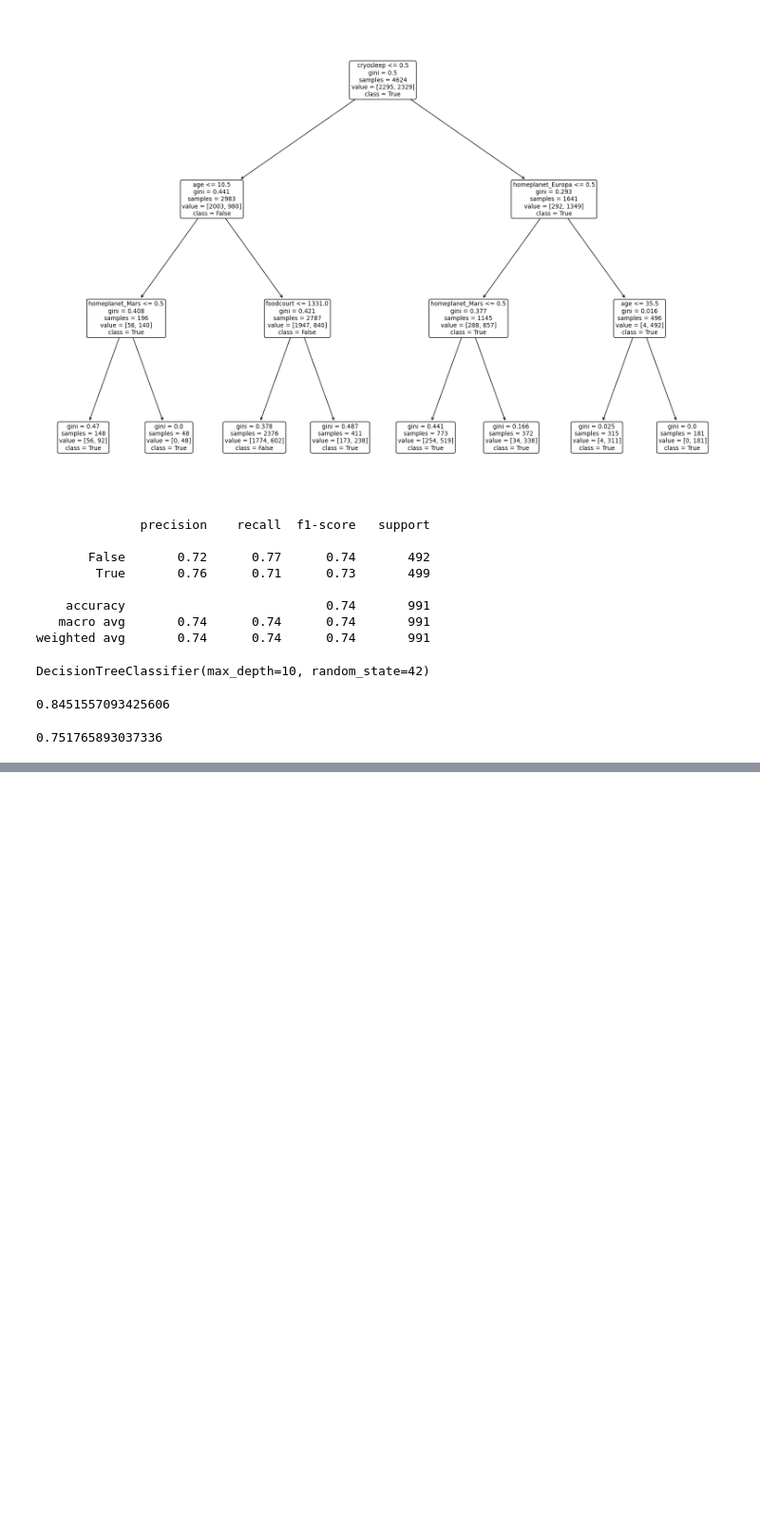
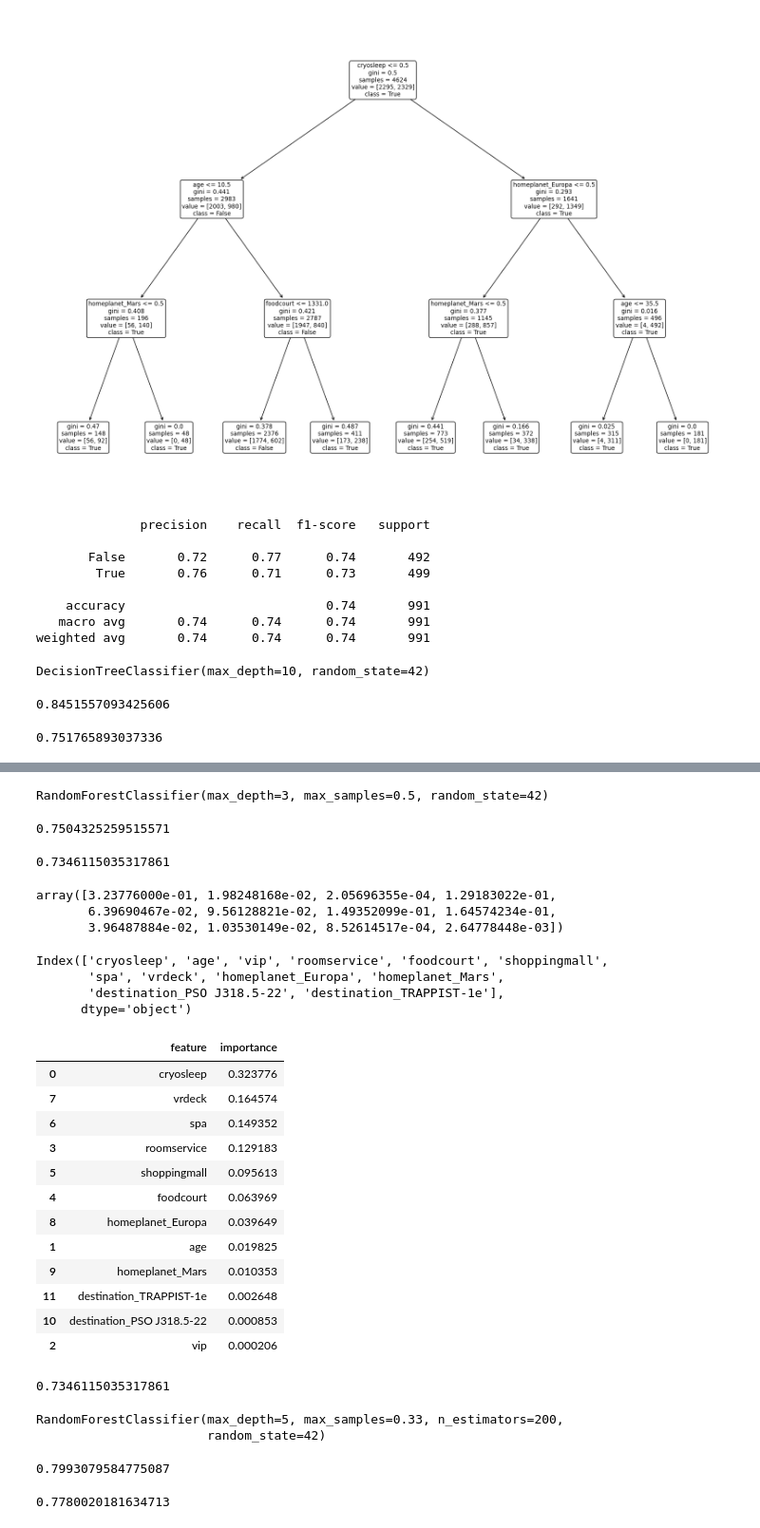
Before and after one commit to ihcrane/classification, a Jupyter notebook: decision-tree-lesson.ipynb, the cells around one changed output, grey strips where cells are left out. Shown: that part at 95% size. Cells and saved outputs as stored; diff of their text form; code cells hidden in the pictures; blank space fills up the shorter version.

```diff
--- a/decision-tree-lesson.ipynb
+++ b/decision-tree-lesson.ipynb
@@ -155,7 +156,7 @@ seed = 42
 
 big_clf = DecisionTreeClassifier(max_depth=10, random_state=42)
 # %%
-big_clf.fit(x_train, y_train)
+big_clf.fit(X_train, y_train)
 # %% [output]
 DecisionTreeClassifier(max_depth=10, random_state=42)
 # %%
@@ -168,0 +188,48 @@ big_clf.score(x_val, y_val)
+# %%
+rf.fit(X_train, y_train)
+# %% [output]
+RandomForestClassifier(max_depth=3, max_samples=0.5, random_state=42)
+# %%
+rf.score(X_train, y_train)
+# %% [output]
+0.7504325259515571
+# %%
+rf.score(X_val, y_val)
+# %% [output]
+0.7346115035317861
+# %%
+rf.feature_importances_
+# %% [output]
+array([3.23776000e-01, 1.98248168e-02, 2.05696355e-04, 1.29183022e-01,
+       6.39690467e-02, 9.56128821e-02, 1.49352099e-01, 1.64574234e-01,
+       3.96487884e-02, 1.03530149e-02, 8.52614517e-04, 2.64778448e-03])
+# %%
+X_train.columns
+# %% [output]
+Index(['cryosleep', 'age', 'vip', 'roomservice', 'foodcourt', 'shoppingmall',
+       'spa', 'vrdeck', 'homeplanet_Europa', 'homeplanet_Mars',
+       'destination_PSO J318.5-22', 'destination_TRAPPIST-1e'],
+      dtype='object')
+# %%
+importance_df = pd.DataFrame({'feature':X_train.columns.tolist(),
+                              'importance':rf.feature_importances_})
+# %%
+importance_df.sort_values('importance', ascending=False)
+# %% [output]
+|  | feature | importance |
+| 0 | cryosleep | 0.323776 |
+| 7 | vrdeck | 0.164574 |
+| 6 | spa | 0.149352 |
+| 3 | roomservice | 0.129183 |
+| 5 | shoppingmall | 0.095613 |
+| 4 | foodcourt | 0.063969 |
+| 8 | homeplanet_Europa | 0.039649 |
+| 1 | age | 0.019825 |
+| 9 | homeplanet_Mars | 0.010353 |
+| 11 | destination_TRAPPIST-1e | 0.002648 |
+| 10 | destination_PSO J318.5-22 | 0.000853 |
+| 2 | vip | 0.000206 |
+# %%
+rf.score(X_val, y_val)
+# %% [output]
+0.7346115035317861
@@ -168,0 +239,13 @@ big_clf.score(x_val, y_val)
+# %%
+rf2.fit(X_train, y_train)
+# %% [output]
+RandomForestClassifier(max_depth=5, max_samples=0.33, n_estimators=200,
+                       random_state=42)
+# %%
+rf2.score(X_train, y_train)
+# %% [output]
+0.7993079584775087
+# %%
+rf2.score(X_val, y_val)
+# %% [output]
+0.7780020181634713
```
Also changed, not shown: parts of 15 cells of this notebook, 1 other file.
